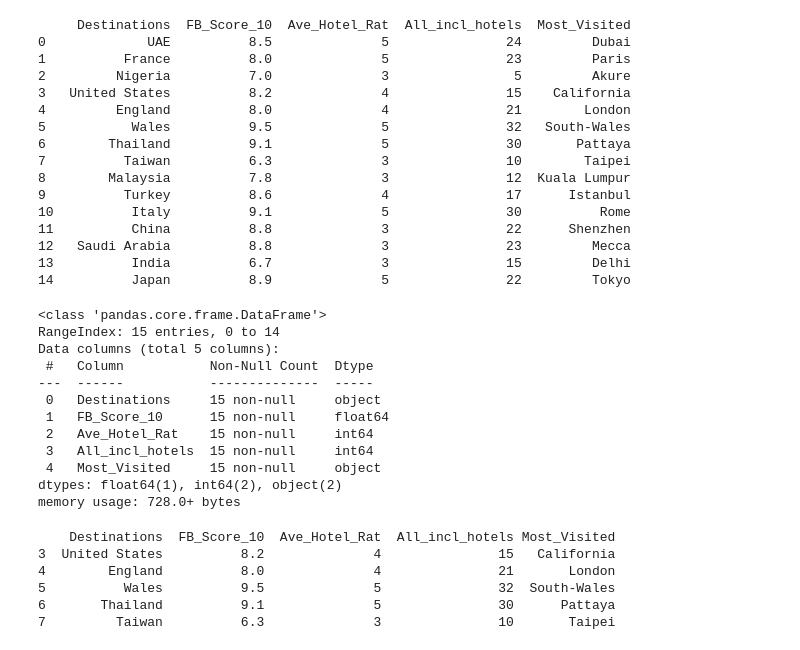
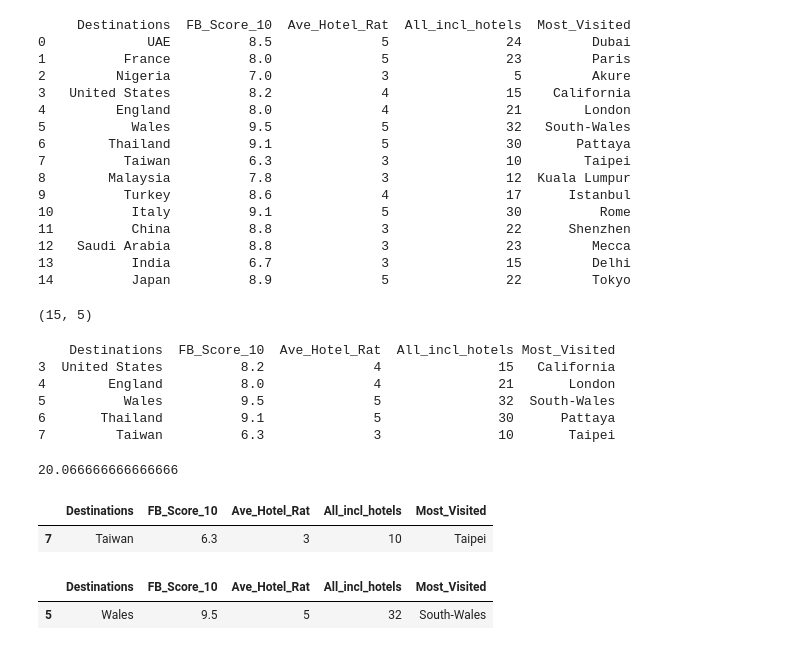
Before and after one commit to beryour/TTA, a Jupyter notebook: Week 4 HML/hmtw4Stevens.ipynb, the cells around one changed output. Cells and saved outputs as stored; diff of their text form; code cells hidden in the pictures.

```diff
--- a/Week 4 HML/hmtw4Stevens.ipynb
+++ b/Week 4 HML/hmtw4Stevens.ipynb
@@ -21,27 +21,40 @@ print(holiday_destination)
 14          Japan          8.9              5               22         Tokyo
 # %%
 #How many rows ans columns are there in the file
-df = holiday_destination
-df.info()
+#df = holiday_destination
+#df.info()
+
+#Or this way
+holiday_destination.shape
 # %% [output]
-<class 'pandas.core.frame.DataFrame'>
-RangeIndex: 15 entries, 0 to 14
-Data columns (total 5 columns):
- #   Column           Non-Null Count  Dtype
----  ------           --------------  -----
- 0   Destinations     15 non-null     object
- 1   FB_Score_10      15 non-null     float64
- 2   Ave_Hotel_Rat    15 non-null     int64
- 3   All_incl_hotels  15 non-null     int64
- 4   Most_Visited     15 non-null     object
-dtypes: float64(1), int64(2), object(2)
-memory usage: 728.0+ bytes
+(15, 5)
-# %%
-print(holiday_destination.iloc[3:8])
-# %% [output]
-    Destinations  FB_Score_10  Ave_Hotel_Rat  All_incl_hotels Most_Visited
-3  United States          8.2              4               15   California
-4        England          8.0              4               21       London
-5          Wales          9.5              5               32  South-Wales
-6       Thailand          9.1              5               30      Pattaya
-7         Taiwan          6.3              3               10       Taipei
+# %%
+#Print row 3-8 using loc/iloc
+print(holiday_destination.iloc[3:8])
+# %% [output]
+    Destinations  FB_Score_10  Ave_Hotel_Rat  All_incl_hotels Most_Visited
+3  United States          8.2              4               15   California
+4        England          8.0              4               21       London
+5          Wales          9.5              5               32  South-Wales
+6       Thailand          9.1              5               30      Pattaya
+7         Taiwan          6.3              3               10       Taipei
+# %%
+#To calculate mean of all-inclusive hotels across all destinations
+
+holiday_destination["All_incl_hotels"].mean()
+# %% [output]
+20.066666666666666
+# %%
+#Find the lowest scoring destination
+holiday_destination = holiday_destination.sort_values (by = 'FB_Score_10', ascending=True)
+holiday_destination.head(1)
+# %% [output]
+|  | Destinations | FB_Score_10 | Ave_Hotel_Rat | All_incl_hotels | Most_Visited |
+| 7 | Taiwan | 6.3 | 3 | 10 | Taipei |
+# %%
+#Find the highest scoring destination
+holiday_destination = holiday_destination.sort_values (by = 'FB_Score_10', ascending=False)
+holiday_destination.head(1)
+# %% [output]
+|  | Destinations | FB_Score_10 | Ave_Hotel_Rat | All_incl_hotels | Most_Visited |
+| 5 | Wales | 9.5 | 5 | 32 | South-Wales |
```
Also changed, not shown: parts of 4 cells of this notebook.
